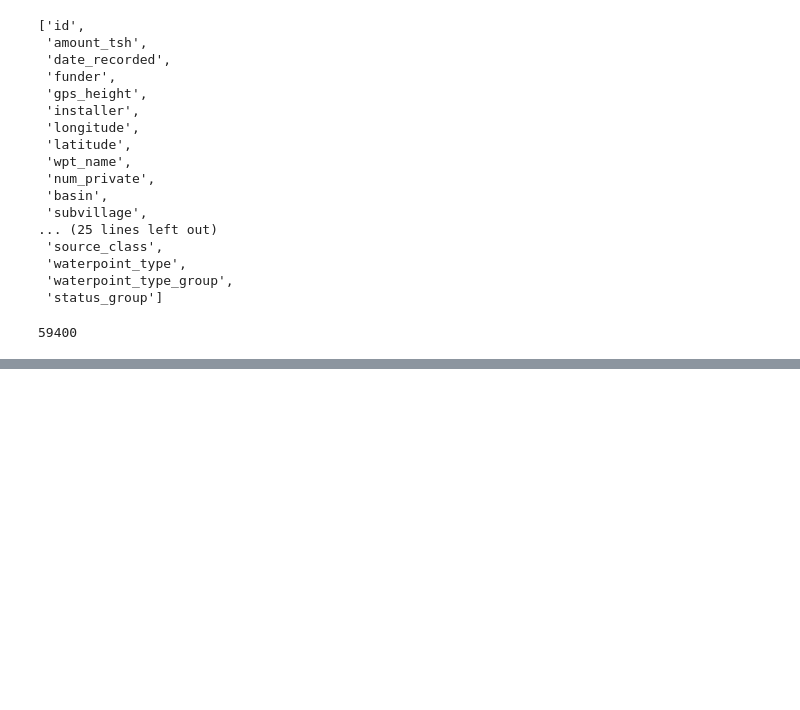
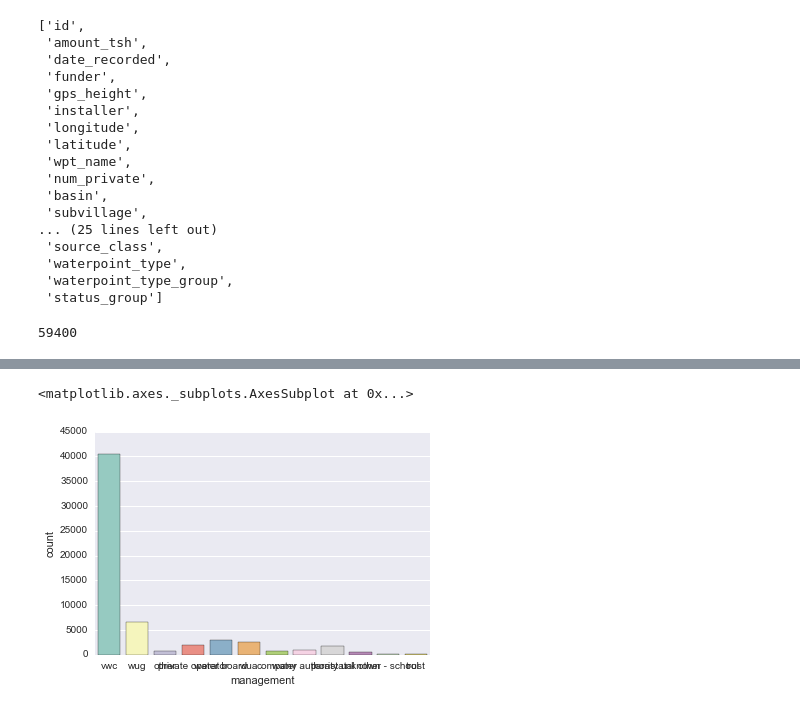
Before and after one commit to jdills26/Tanzania-water-table, a Jupyter notebook: data_explore.ipynb, the cells around one changed output, grey strips where cells are left out. Saved outputs shown, nothing was run; the diff lists cells and outputs as text; code cells hidden in the pictures; blank space fills up the shorter version.

```diff
--- a/data_explore.ipynb
+++ b/data_explore.ipynb
@@ -142,0 +158,6 @@ len(combined)
+# %%
+#look at management types
+sns.countplot(combined.management, palette = 'Set3')
+# %% [output]
+<matplotlib.axes._subplots.AxesSubplot at 0x...>
+[figure, added]
```
Also changed, not shown: parts of 12 cells of this notebook.
